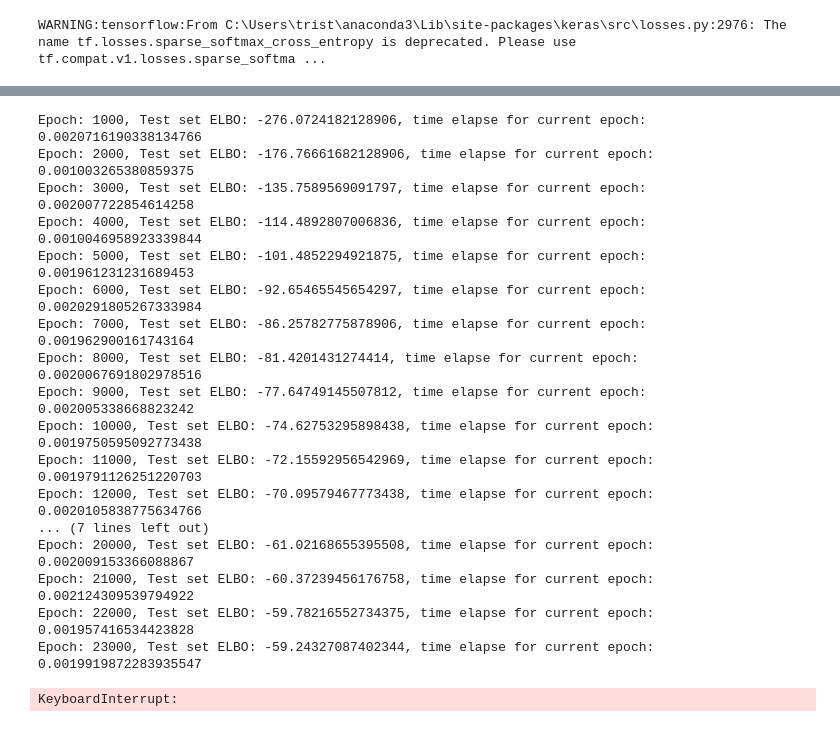
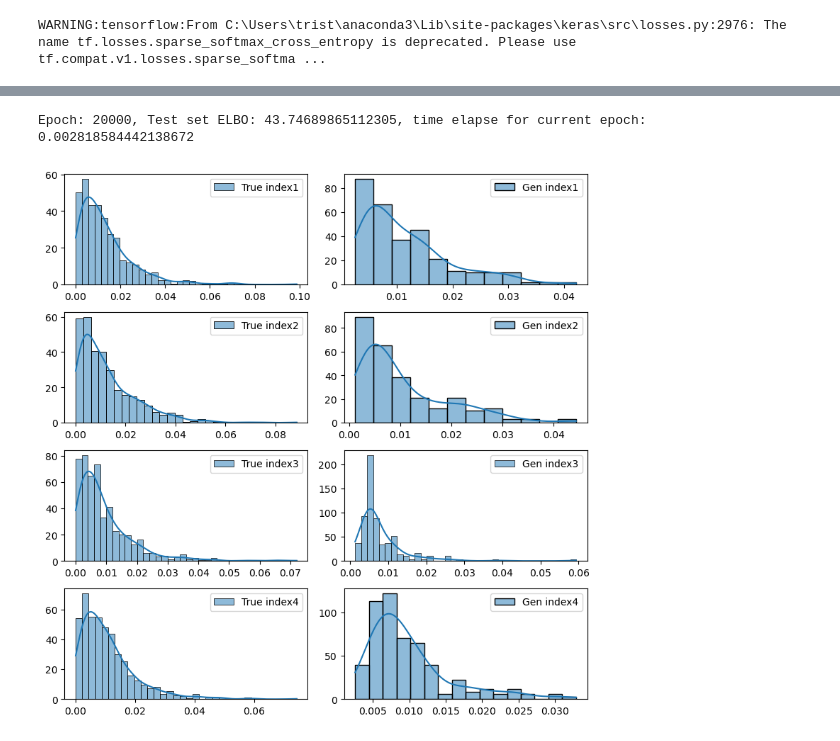
Before and after one commit to Tristan-Amadei/GenAI, a Jupyter notebook: VAE.ipynb, the cells around one changed output, grey strips where cells are left out. Drawn from its saved outputs; the diff is of its cells as text; code cells hidden in the pictures.

```diff
--- a/VAE.ipynb
+++ b/VAE.ipynb
@@ -8,5 +11,5 @@ import time
 # %%
-data = pd.read_csv("data_train_log_return.csv", header=None).drop(columns=[0])
+data = pd.read_csv("./data_train_log_return.csv", header=None).drop(columns=[0])
 data.columns = [f'index{i}' for i in range(1, 5)]
 data
 # %% [output]
@@ -106,7 +121,7 @@ def train_step(model, x, optimizer):
         gradients = tape.gradient(loss, model.trainable_variables)
         optimizer.apply_gradients(zip(gradients, model.trainable_variables))
 # %%
-def generate_samples(model, epoch, test_sample):
+def generate_samples(model, test_sample):
     mean, logvar = model.encode(test_sample)
     z = model.reparameterize(mean, logvar)
     predictions = model.sample(z)
@@ -119,10 +134,25 @@ X_train, X_test = tf.cast(X_train, dtype=tf.float32), tf.cast(X_test, dtype=tf.f
+# %%
+def histogram(ax, data, label=""):
+    sns.histplot(data, kde=True, ax=ax, stat='density', label=label)
+    ax.legend()
+    ax.set_ylabel('')
+    ax.set_xlabel('')
+
+def plot_distribution(model, test_sample):
+    generated_sample = generate_samples(model, test_sample)
+    fig, axs = plt.subplots(4, 2, figsize=(8, 8))
+    for i in range(4):
+        histogram(axs[i][0], data[f'index{i+1}'], label=f'True index{i+1}')
+        histogram(axs[i][1], generated_sample[:, i], label=f'Gen index{i+1}')
+    for ax in axs:
+        for ax_i in ax:
+            ax_i.legend()
+
+    plt.tight_layout()
+    plt.show()
 # %%
-epochs = 100_000
+epochs = 20_000
 latent_dim = 2
 num_examples_to_generate = 16
 
-# keeping the random vector constant for generation (prediction) so
-# it will be easier to see the improvement.
-random_vector_for_generation = tf.random.normal(
-    shape=[num_examples_to_generate, latent_dim])
 model = VAE(latent_dim)
@@ -131,36 +159,19 @@ WARNING:tensorflow:From C:\Users\trist\anaconda3\Lib\site-packages\keras\src\bac
 # %%
-generate_samples(model, 0, X_test)
-optimizer = tf.keras.optimizers.Adam(1e-4)
+optimizer = tf.keras.optimizers.Adam(1e-2)
 loss = tf.keras.metrics.Mean()
 
 for epoch in range(1, epochs + 1):
     start_time = time.time()
     train_step(model, X_train, optimizer)
     end_time = time.time()
 
     loss(compute_loss(model, X_test))
-    elbo = -loss.result()
-    #display.clear_output(wait=False)
-    if epoch % 1000 == 0:
-        print('Epoch: {}, Test set ELBO: {}, time elapse for current epoch: {}'
-            .format(epoch, elbo, end_time - start_time))
-    generate_samples(model, epoch, X_test)
+    elbo = loss.result()
+
+    if epoch % 1000 == 0 or epoch == 1:
+        display.clear_output(wait=False)
+        print('Epoch: {}, Test set ELBO: {}, time elapse for current epoch: {}'.format(epoch, elbo, end_time - start_time))
+        plot_distribution(model, X_test)
 # %% [output]
-Epoch: 1000, Test set ELBO: -276.0724182128906, time elapse for current epoch: 0.0020716190338134766
-Epoch: 2000, Test set ELBO: -176.76661682128906, time elapse for current epoch: 0.001003265380859375
-Epoch: 3000, Test set ELBO: -135.7589569091797, time elapse for current epoch: 0.002007722854614258
-Epoch: 4000, Test set ELBO: -114.4892807006836, time elapse for current epoch: 0.0010046958923339844
-Epoch: 5000, Test set ELBO: -101.4852294921875, time elapse for current epoch: 0.001961231231689453
-Epoch: 6000, Test set ELBO: -92.65465545654297, time elapse for current epoch: 0.0020291805267333984
-Epoch: 7000, Test set ELBO: -86.25782775878906, time elapse for current epoch: 0.001962900161743164
-Epoch: 8000, Test set ELBO: -81.4201431274414, time elapse for current epoch: 0.0020067691802978516
-Epoch: 9000, Test set ELBO: -77.64749145507812, time elapse for current epoch: 0.002005338668823242
-Epoch: 10000, Test set ELBO: -74.62753295898438, time elapse for current epoch: 0.0019750595092773438
-Epoch: 11000, Test set ELBO: -72.15592956542969, time elapse for current epoch: 0.0019791126251220703
-Epoch: 12000, Test set ELBO: -70.09579467773438, time elapse for current epoch: 0.0020105838775634766
-... (7 lines left out)
-Epoch: 20000, Test set ELBO: -61.02168655395508, time elapse for current epoch: 0.002009153366088867
-Epoch: 21000, Test set ELBO: -60.37239456176758, time elapse for current epoch: 0.002124309539794922
-Epoch: 22000, Test set ELBO: -59.78216552734375, time elapse for current epoch: 0.001957416534423828
-Epoch: 23000, Test set ELBO: -59.24327087402344, time elapse for current epoch: 0.0019919872283935547
+Epoch: 20000, Test set ELBO: 43.74689865112305, time elapse for current epoch: 0.002818584442138672
-KeyboardInterrupt:
+[figure, added]
```
Also changed, not shown: parts of 12 cells of this notebook.
